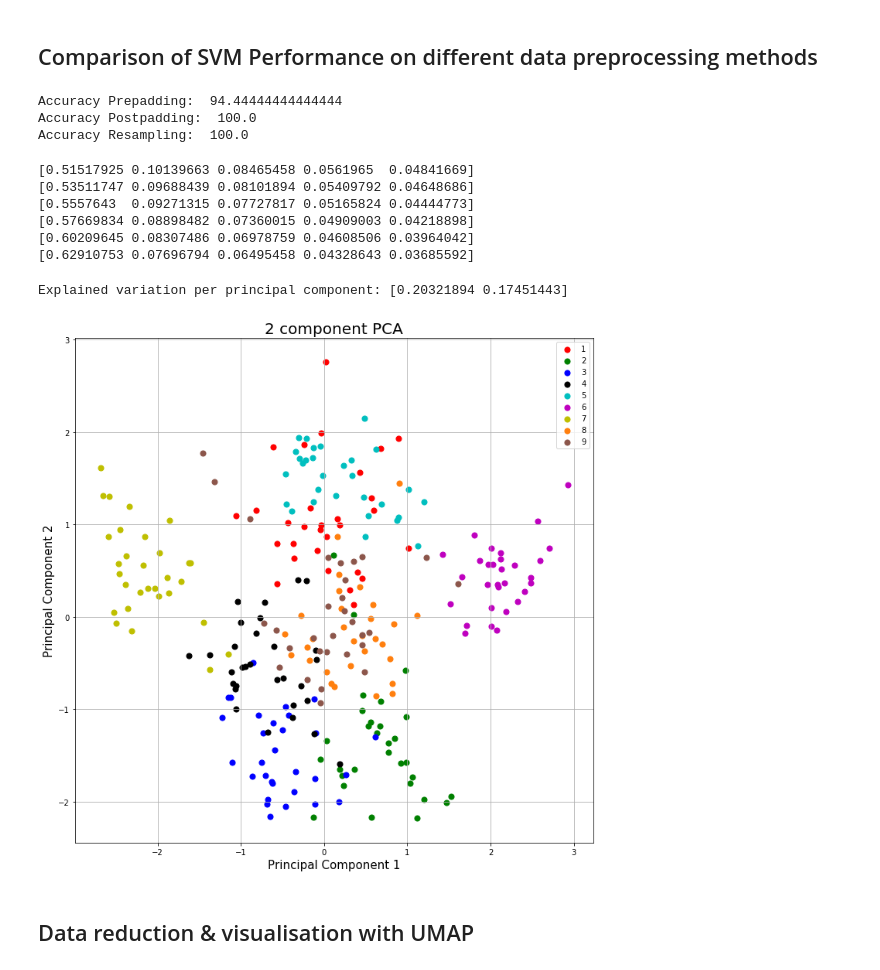
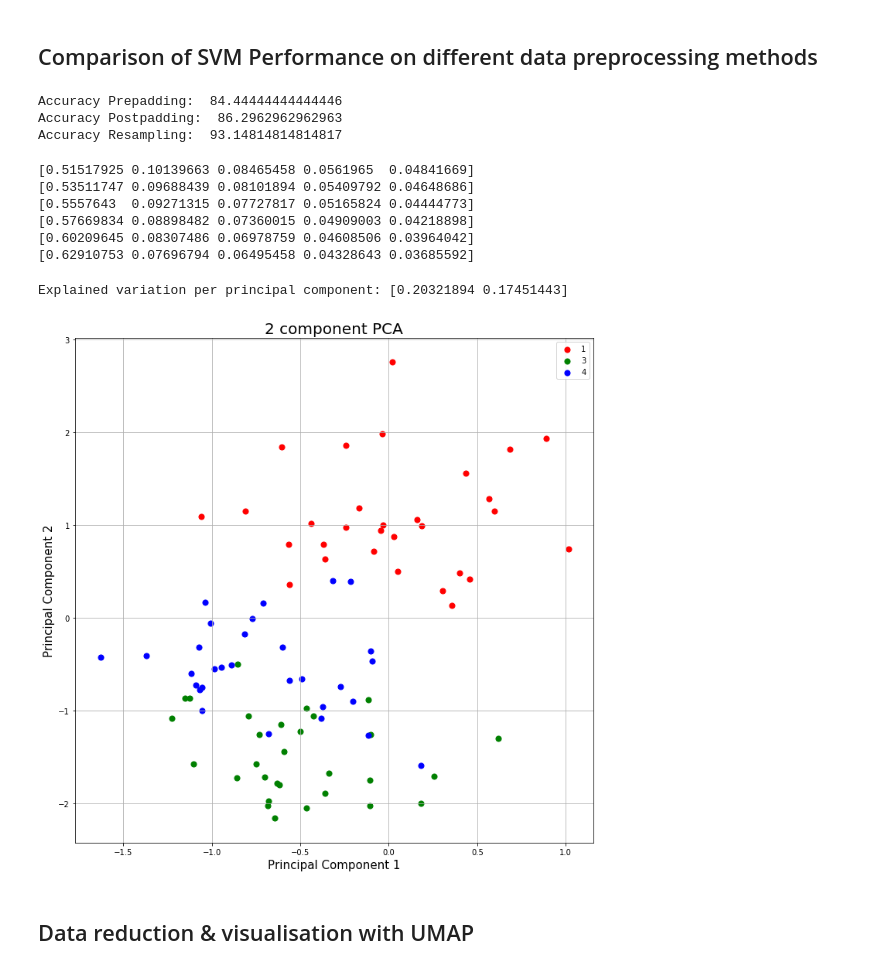
Before and after one commit to postnubilaphoebus/Jap_Speak_Recog, a Jupyter notebook: MLproject_JapaneseVowel.ipynb, the cells around one changed output. Saved outputs shown, nothing was run; the diff lists cells and outputs as text; code cells hidden in the pictures.

```diff
--- a/MLproject_JapaneseVowel.ipynb
+++ b/MLproject_JapaneseVowel.ipynb
@@ -158,14 +199,11 @@ for i in range(370):
 size_train = 13 * 26
 PrePaddingTrain = np.empty((270,size_train), dtype=object)
 PostPaddingTrain = np.empty((270,size_train), dtype=object)
-rawTrain = []
 
 idx = 0
 for element in trainInputs:
     # Flatten
     element = np.ndarray.flatten(element[0])
-    # No padding
-    rawTrain.append(element)
     # Pad zeros before
     elements = element
     elements = np.pad(elements, (size_train - len(elements), 0), 'constant')
@@ -182,21 +220,17 @@ for element in trainInputs:
 # Reshape ---------------------------------------------
 PrePaddingTrain = PrePaddingTrain.reshape(270, 26, 13)
 PostPaddingTrain = PostPaddingTrain.reshape(270, 26, 13)
-rawTrain = np.asarray(rawTrain)
 
 #------ For TESTING data ------------------------------
 
 size_test = 13 * 29
 PrePaddingTest = np.empty((370,size_test), dtype=object)
 PostPaddingTest = np.empty((370,size_test), dtype=object)
-rawTest = []
 
 idx = 0
 for element in testInputs:
     # Flatten
     element = np.ndarray.flatten(element[0])
-    # No padding
-    rawTest.append(element)
     # Pad zeros before
     # ----------------
     elements = element
@@ -215,7 +249,6 @@ for element in testInputs:
 # Reshape -------------------------------------------
 PrePaddingTest = PrePaddingTest.reshape(370, 29, 13)
 PostPaddingTest = PostPaddingTest.reshape(370, 29, 13)
-rawTest = np.asarray(rawTest)
 # %% [markdown]
 ### 2) Polynomial approximation (Resampling from the data using a polynomial approximation). Zeros are replaced with polynomial approximations.
 # %%
@@ -655,7 +674,7 @@ no_iterations = 1
 # %% [markdown]
 ## Comparison of SVM Performance on different data preprocessing methods
 # %%
-runs = 1
+runs = 10
 
 accuracy_raw = np.zeros(runs)
 accuracy_PrePad = np.zeros(runs)
@@ -663,7 +682,7 @@ accuracy_PostPad = np.zeros(runs)
 accuracy_Resampling = np.zeros(runs)
 
 for i in range(runs):
-    #accuracy_raw[i] = predictLabels(rawTrain, trainOutputsNew)
+    #accuracy_raw[i] = predictLabels(trainInputs_array, trainOutputs_array)
     accuracy_PrePad[i] = predictLabels(PrePadding_2D, trainOutputsNew)
     accuracy_PostPad[i] = predictLabels(PostPadding_2D, trainOutputsNew)
     accuracy_Resampling[i] = predictLabels(train_Resampled_26_2D, trainOutputsNew)
@@ -671,11 +690,10 @@ for i in range(runs):
 print("Accuracy Prepadding: ", np.mean(accuracy_PrePad))
 print("Accuracy Postpadding: ", np.mean(accuracy_PostPad))
 print("Accuracy Resampling: ", np.mean(accuracy_Resampling))
-#print("Accuracy Raw: ", np.mean(accuracy_raw))
 # %% [output]
-Accuracy Prepadding:  94.44444444444444
-Accuracy Postpadding:  100.0
-Accuracy Resampling:  100.0
+Accuracy Prepadding:  84.44444444444446
+Accuracy Postpadding:  86.2962962962963
+Accuracy Resampling:  93.14814814814817
 # %%
 # Perform preprocessing: PCA
 from sklearn.decomposition import PCA
@@ -710,38 +728,38 @@ pca.fit(train_Resampled_26_2D)
 # Prints PCA plot (Does only work with a PCA with 2 components)
 # Code based on https://towardsdatascience.com/pca-using-python-scikit-learn-e653f8989e60
 principalComponents = pca.fit_transform(train_Resampled_26_2D)
 principalDf = pd.DataFrame(data = principalComponents
              , columns = ['principal component 1', 'principal component 2'])
 
 finalDf = pd.concat([principalDf, pd.DataFrame(Outputs)], axis = 1)
 #print(finalDf)
 print('Explained variation per principal component: {}'.format(pca.explained_variance_ratio_))
 
 fig = plt.figure(figsize = (12,12))
 ax = fig.add_subplot(1,1,1)
 ax.set_xlabel('Principal Component 1', fontsize = 15)
 ax.set_ylabel('Principal Component 2', fontsize = 15)
 ax.set_title('2 component PCA', fontsize = 20)
 # Choose the speakers that you want to visualize in the plot
-#targets = [1, 3, 4]
-#colors = 'r', 'g', 'b'
+targets = [1, 3, 4]
+colors = 'r', 'g', 'b'
 # Uncomment if you want to visualize all speakers
-targets = [1,2,3,4,5,6,7,8,9]
-colors = ['r', 'g', 'b', 'k', 'c', 'm', 'y', 'tab:orange', 'tab:brown']
+#targets = [1,2,3,4,5,6,7,8,9]
+#colors = ['r', 'g', 'b', 'k', 'c', 'm', 'y', 'tab:orange', 'tab:brown']
 
 for target, color in zip(targets,colors):
     indicesToKeep = finalDf[0] == target
     ax.scatter(finalDf.loc[indicesToKeep, 'principal component 1']
                , finalDf.loc[indicesToKeep, 'principal component 2']
                , c = color
                , s = 50)
 ax.legend(targets)
 ax.grid()
 
 plt.show()
 # %% [output]
 Explained variation per principal component: [0.20321894 0.17451443]
-[figure, old version]
+[figure, new version]
 # %% [markdown]
 ## Data reduction & visualisation with UMAP
 # %%
```
Also changed, not shown: parts of 24 cells of this notebook, 1 other file.
